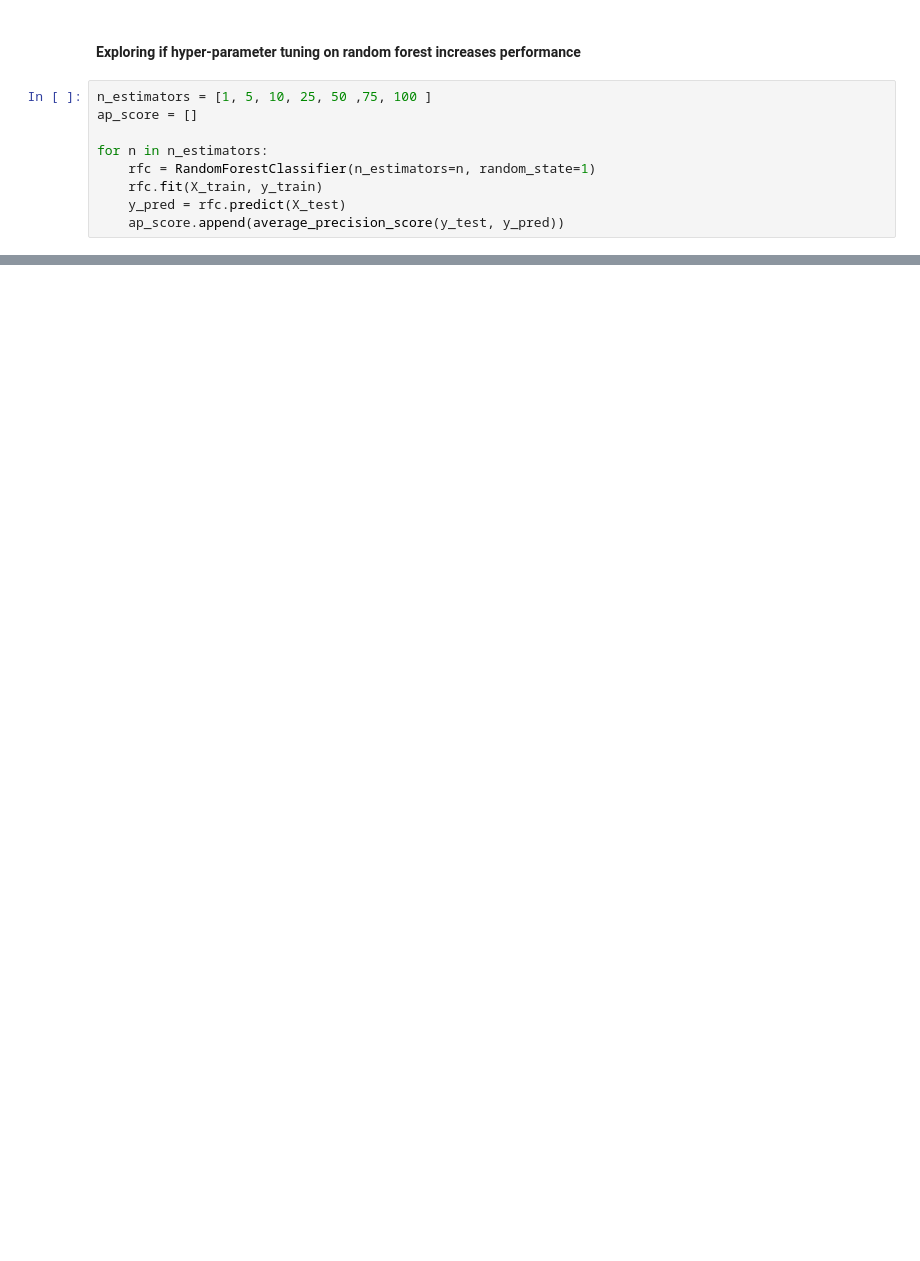
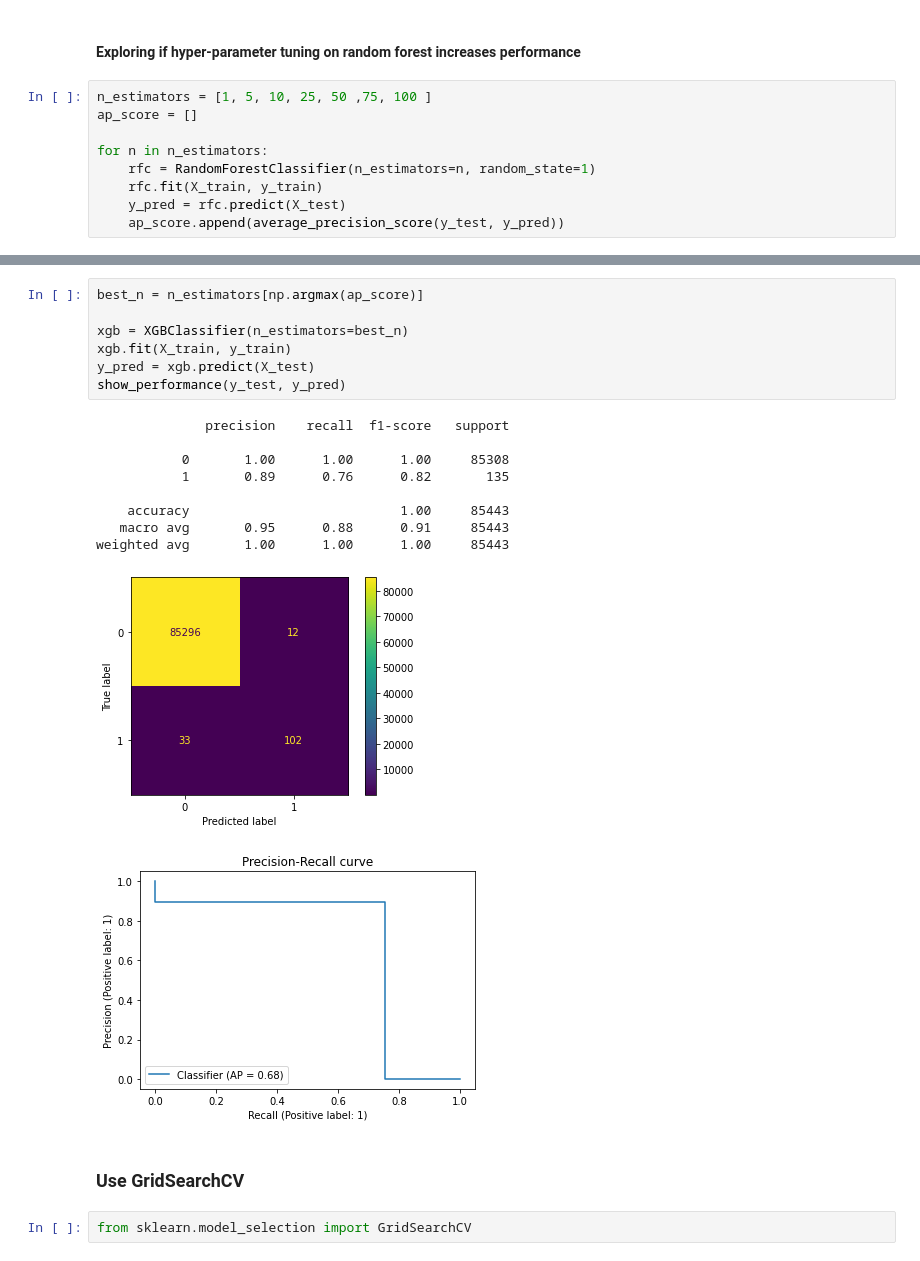
Before and after one commit to PadmakarDeshpande/ML_projects, a Jupyter notebook: Credit_Card_Fraud_Detection/Code.ipynb, the cells around one changed output, grey strips where cells are left out. Saved outputs shown, nothing was run; the diff lists cells and outputs as text; blank space fills up the shorter version.

```diff
--- a/Credit_Card_Fraud_Detection/Code.ipynb
+++ b/Credit_Card_Fraud_Detection/Code.ipynb
@@ -451,0 +527,22 @@ show_performance(y_test, y_pred)
+# %%
+best_n = n_estimators[np.argmax(ap_score)]
+
+xgb = XGBClassifier(n_estimators=best_n)
+xgb.fit(X_train, y_train)
+y_pred = xgb.predict(X_test)
+show_performance(y_test, y_pred)
+# %% [output]
+              precision    recall  f1-score   support
+
+           0       1.00      1.00      1.00     85308
+           1       0.89      0.76      0.82       135
+
+    accuracy                           1.00     85443
+   macro avg       0.95      0.88      0.91     85443
+weighted avg       1.00      1.00      1.00     85443
+[figure, added]
+[figure, added]
+# %% [markdown]
+### Use GridSearchCV
+# %%
+from sklearn.model_selection import GridSearchCV
```
Also changed, not shown: parts of 37 cells of this notebook.
